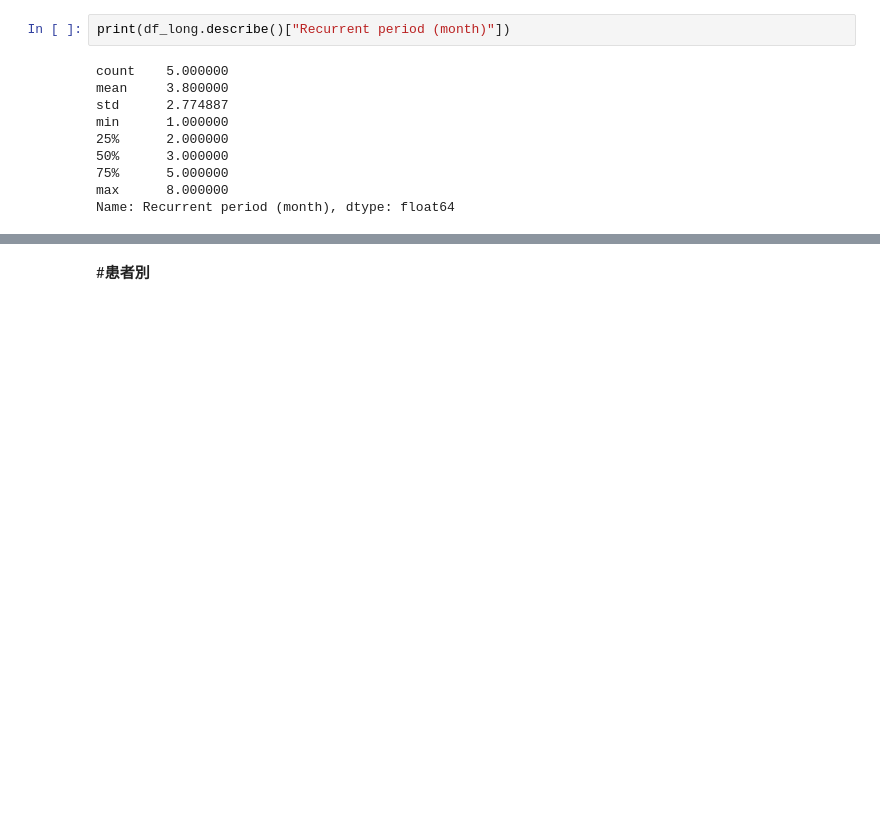
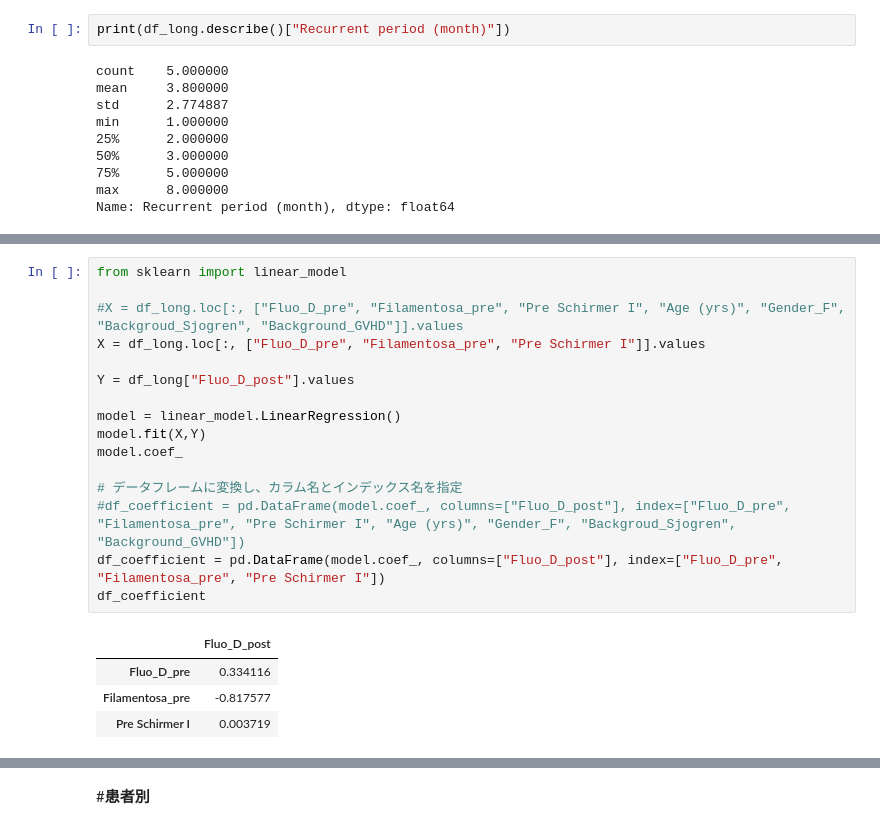
Before and after one commit to ykitaguchi77/statistics_for_articles, a Jupyter notebook: Canalicular_excision.ipynb, the cells around one changed output, grey strips where cells are left out. Cells and saved outputs as stored; diff of their text form; blank space fills up the shorter version.

```diff
--- a/Canalicular_excision.ipynb
+++ b/Canalicular_excision.ipynb
@@ -164,0 +264,21 @@ WilcoxonResult(statistic=4.5, pvalue=0.00031767360182023084)
+# %%
+from sklearn import linear_model
+
+#X = df_long.loc[:, ["Fluo_D_pre", "Filamentosa_pre", "Pre Schirmer I", "Age (yrs)", "Gender_F", "Backgroud_Sjogren", "Background_GVHD"]].values
+X = df_long.loc[:, ["Fluo_D_pre", "Filamentosa_pre", "Pre Schirmer I"]].values
+
+Y = df_long["Fluo_D_post"].values
+
+model = linear_model.LinearRegression()
+model.fit(X,Y)
+model.coef_
+
+# データフレームに変換し、カラム名とインデックス名を指定
+#df_coefficient = pd.DataFrame(model.coef_, columns=["Fluo_D_post"], index=["Fluo_D_pre", "Filamentosa_pre", "Pre Schirmer I", "Age (yrs)", "Gender_F", "Backgroud_Sjogren", "Background_GVHD"])
+df_coefficient = pd.DataFrame(model.coef_, columns=["Fluo_D_post"], index=["Fluo_D_pre", "Filamentosa_pre", "Pre Schirmer I"])
+df_coefficient
+# %% [output]
+|  | Fluo_D_post |
+| Fluo_D_pre | 0.334116 |
+| Filamentosa_pre | -0.817577 |
+| Pre Schirmer I | 0.003719 |
```
Also changed, not shown: parts of 16 cells of this notebook.
